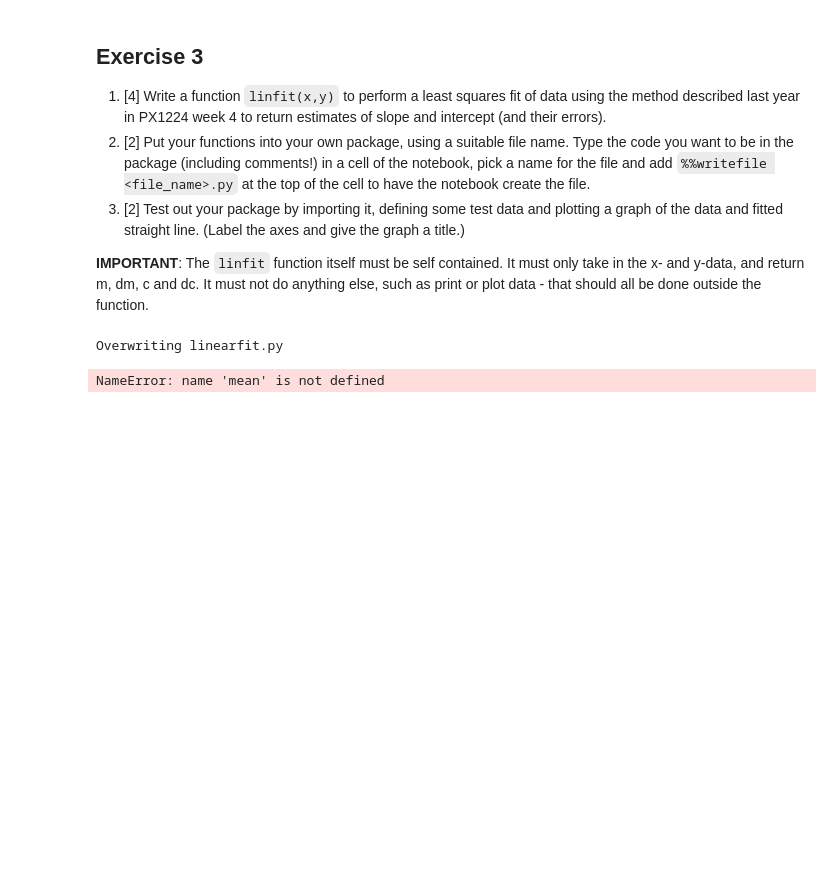
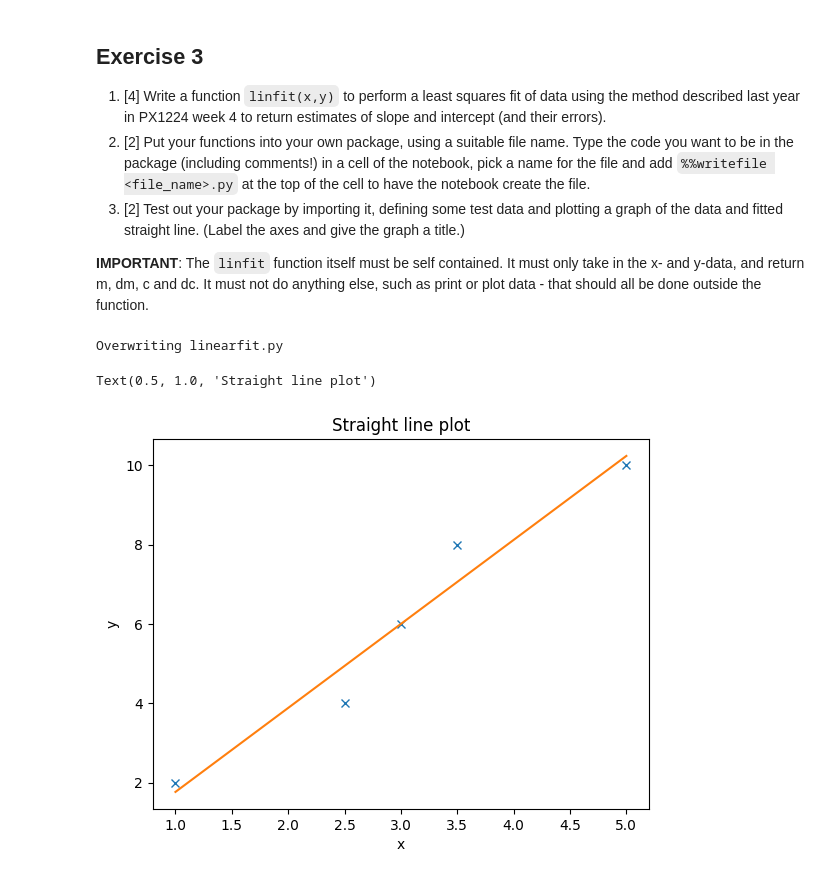
Before and after one commit to PX2145-2025/week-2-b-Luscombe-Charlie, a Jupyter notebook: Functions.ipynb, the cells around one changed output. Drawn from its saved outputs; the diff is of its cells as text; code cells hidden in the pictures; blank space fills up the shorter version.

```diff
--- a/Functions.ipynb
+++ b/Functions.ipynb
@@ -365,11 +363,25 @@ def linfit(x,y):
 # %% [output]
 Overwriting linearfit.py
-# %%
-from pylab import *
-from linearfit import *
-
-x_data = array([1,2,3,4,5])
-y_data = array([2,4,6,8,10])
-linfit(x_data, y_data)
-# %% [output]
-NameError: name 'mean' is not defined
+# %%
+#from pylab import *
+import linearfit as lf
+import numpy as np
+import matplotlib.pyplot as plt
+
+#test data:
+x_data = np.array([1,2.5,3,3.5,5])
+y_data = np.array([2,4,6,8,10])
+
+m, dm, c, dc = lf.linfit(x_data, y_data)
+
+p = np.poly1d(np.array([m,c]) )
+x= np.linspace( min(x_data), max(x_data), 100 )
+
+plt.plot(x_data, y_data, "x")
+plt.plot(x,p(x))
+plt.xlabel("x")
+plt.ylabel("y")
+plt.title("Straight line plot")
+# %% [output]
+Text(0.5, 1.0, 'Straight line plot')
+[figure, added]
```
Also changed, not shown: parts of 1 cell of this notebook.
